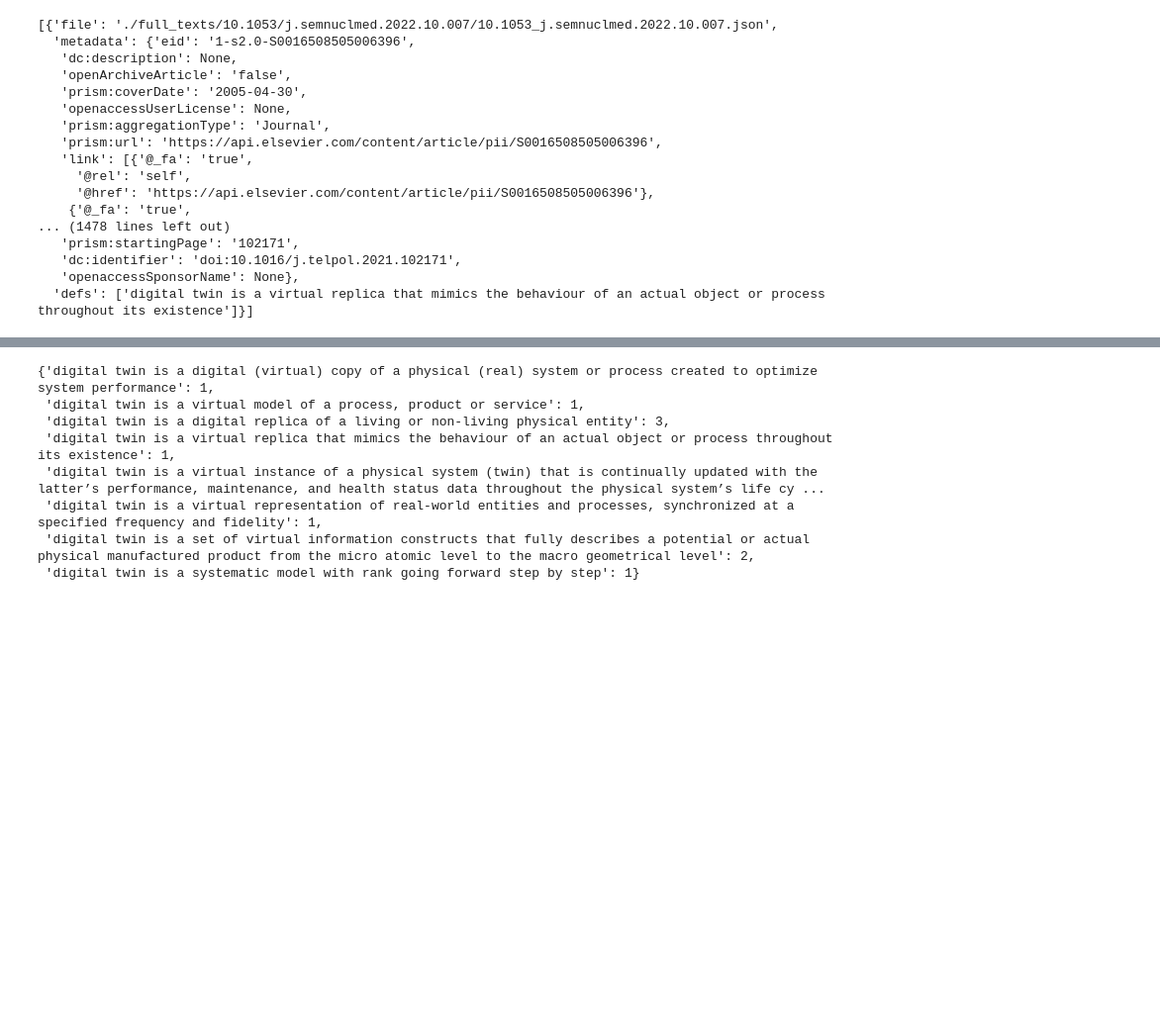
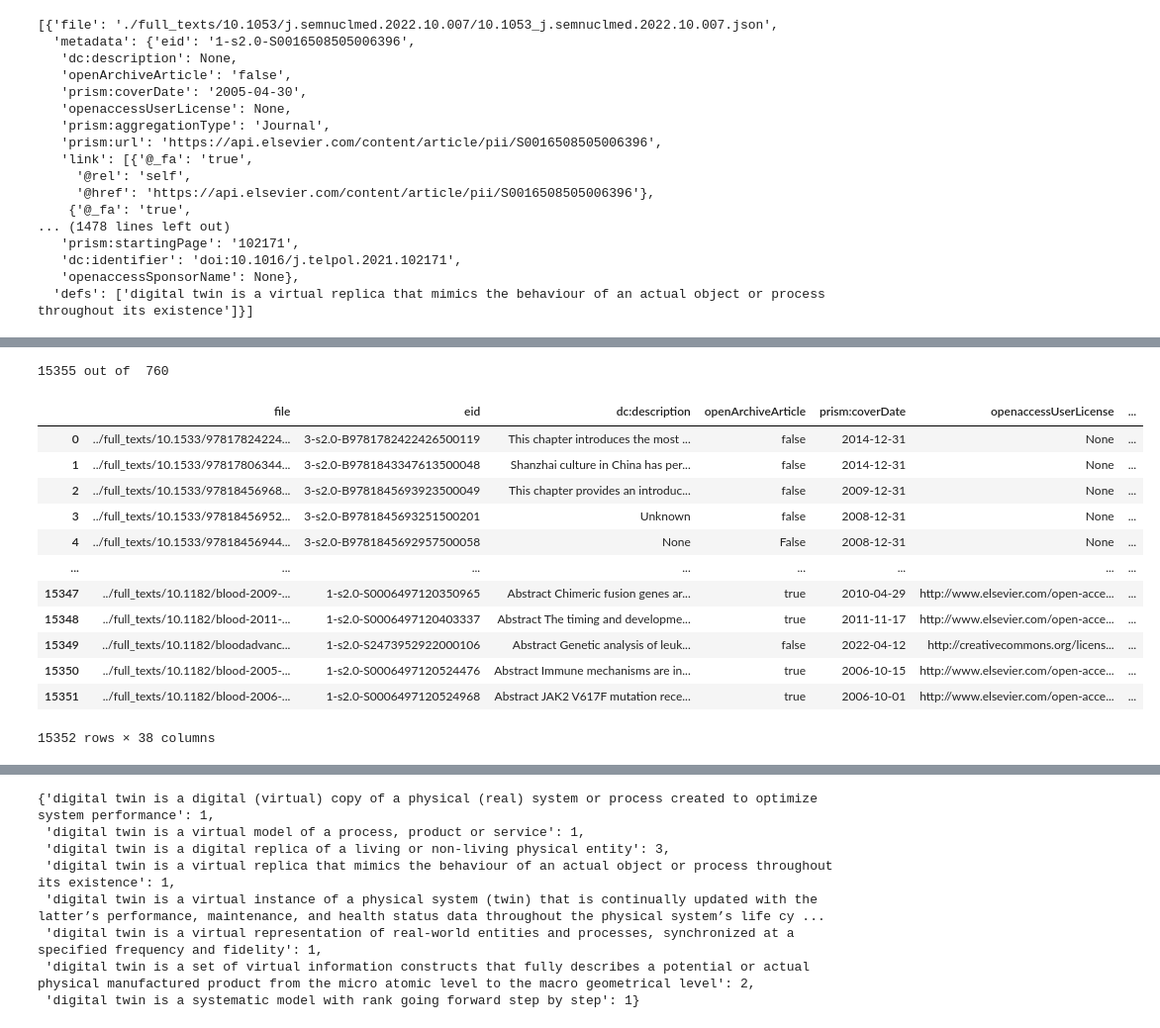
Before and after one commit to ualsg/dt-definitions, a Jupyter notebook: notebooks/03_regex_extract_definitons.ipynb, the cells around one changed output, grey strips where cells are left out. Shown at 99% size. Cells and saved outputs as stored; diff of their text form; code cells hidden in the pictures; blank space fills up the shorter version.

Commit message:
did some analysis

```diff
--- a/notebooks/03_regex_extract_definitons.ipynb
+++ b/notebooks/03_regex_extract_definitons.ipynb
@@ -13,7 +13,7 @@ def list_files(startpath):
 # Example usage:
 
 all_files = []
-startpath = './full_texts/'
+startpath = '../full_texts/'
 for filepath in list_files(startpath):
     if ".json" in filepath:
         all_files.append(filepath)
@@ -20,16 +24,17 @@ for filepath in list_files(startpath):
 # %%
+
+import re
 
 def find_digital_twin_definitions(text):
     regex_patterns = [
-
-        # Regular expressions to extract the definitions
         r'\b(?:digital twin(?:s)?)\s+(?:is\s+)?(?:defined\s+as)\s+.+?(?=\.\s|\n|$)', # good one "digital twin is deined as"
         r'\b(?:defined)\s+(?:digital twin(?:s)?)\s+(?:as)\s+.+?(?=\.\s|\n|$)', # good one "xxx defined digital twin as"
         r'\b(?:digital twin(?:s)?)\s+(?:is\s+)?(?:defined\s+as)\s+.+?(?=\.\s|\n|$)', #good one "repeated"
         r'\bdigital twin(?:s)? is a .+?(?=\.\s|\n|$)', # good one "digital twin is a ....."
-        # r'[^.!?]*(\bdigital twin(?:s)? is a .+?)(?=[.!?])',  # good but too slow
         r'\b(?:digital twin(?:s)?)\s+(?:is\s+)?(?:described\s+as)\s+.+?(?=\.\s|\n|$)', #good one "digital twin/s is/are described as ....."
-        r'\b(?:digital twin(?:s)?)\s+(?:is\s+)?(?:characterized\s+by)\s+.+?(?=\.\s|\n|$)', #few results "digital twin is characterized by ...."
+        r'\b(?:digital twin(?:s)?)\s+(?:is\s+)?(?:characterized\s+by)\s+.+?(?=\.\s|\n|$)', #few results "digital twin is characterized by ....."
+        r'\b(?:digital twin(?:s)?)\s+(?:can\s+be\s+)?(?:defined\s+as)\s+.+?(?=\.\s|\n|$)', # Prompt: "digital twin can be defined as ..."
+        r'\b(?:in\s+the\s+context\s+of\s+digital\s+twin(?:s)?)(?:,\s+)?(?:\w+\s+)?(?:it\s+refers\s+to)\s+.+?(?=\.\s|\n|$)', # Additional pattern for introducing "digital twin" without explicit "defined" or "described"
     ]
 
     definitions = []
@@ -37,5 +42,4 @@ def find_digital_twin_definitions(text):
         matches = re.findall(pattern, text, re.IGNORECASE | re.DOTALL)  # Ignore case and match newline characters
         definitions.extend(matches)
 
-
     return definitions
@@ -100,0 +123,32 @@ all_definitions
+# %%
+all_metadata = []
+def getMetadata(filename):
+    try:
+        with open (filename, 'r') as f:
+            data = json.loads(f.read())
+        all_metadata.append({"file": filename, **data['full-text-retrieval-response']['coredata']})
+    except:
+        pass
+ind = 0
+for file in list_files(startpath):
+    ind+=1
+    getMetadata(file)
+    print(ind, "out of ", len(file), end="\r")
+
+all_metadata_df = pd.DataFrame(all_metadata)
+all_metadata_df
+# %% [output]
+15355 out of  760
+|  | file | eid | dc:description | openArchiveArticle | prism:coverDate | openaccessUserLicense | ... |
+| 0 | ../full_texts/10.1533/97817824224... | 3-s2.0-B9781782422426500119 | This chapter introduces the most ... | false | 2014-12-31 | None | ... |
+| 1 | ../full_texts/10.1533/97817806344... | 3-s2.0-B9781843347613500048 | Shanzhai culture in China has per... | false | 2014-12-31 | None | ... |
+| 2 | ../full_texts/10.1533/97818456968... | 3-s2.0-B9781845693923500049 | This chapter provides an introduc... | false | 2009-12-31 | None | ... |
+| 3 | ../full_texts/10.1533/97818456952... | 3-s2.0-B9781845693251500201 | Unknown | false | 2008-12-31 | None | ... |
+| 4 | ../full_texts/10.1533/97818456944... | 3-s2.0-B9781845692957500058 | None | False | 2008-12-31 | None | ... |
+| ... | ... | ... | ... | ... | ... | ... | ... |
+| 15347 | ../full_texts/10.1182/blood-2009-... | 1-s2.0-S0006497120350965 | Abstract Chimeric fusion genes ar... | true | 2010-04-29 | http://www.elsevier.com/open-acce... | ... |
+| 15348 | ../full_texts/10.1182/blood-2011-... | 1-s2.0-S0006497120403337 | Abstract The timing and developme... | true | 2011-11-17 | http://www.elsevier.com/open-acce... | ... |
+| 15349 | ../full_texts/10.1182/bloodadvanc... | 1-s2.0-S2473952922000106 | Abstract Genetic analysis of leuk... | false | 2022-04-12 | http://creativecommons.org/licens... | ... |
+| 15350 | ../full_texts/10.1182/blood-2005-... | 1-s2.0-S0006497120524476 | Abstract Immune mechanisms are in... | true | 2006-10-15 | http://www.elsevier.com/open-acce... | ... |
+| 15351 | ../full_texts/10.1182/blood-2006-... | 1-s2.0-S0006497120524968 | Abstract JAK2 V617F mutation rece... | true | 2006-10-01 | http://www.elsevier.com/open-acce... | ... |
+15352 rows × 38 columns
```
Also changed, not shown: parts of 9 cells of this notebook, 1 other file.
